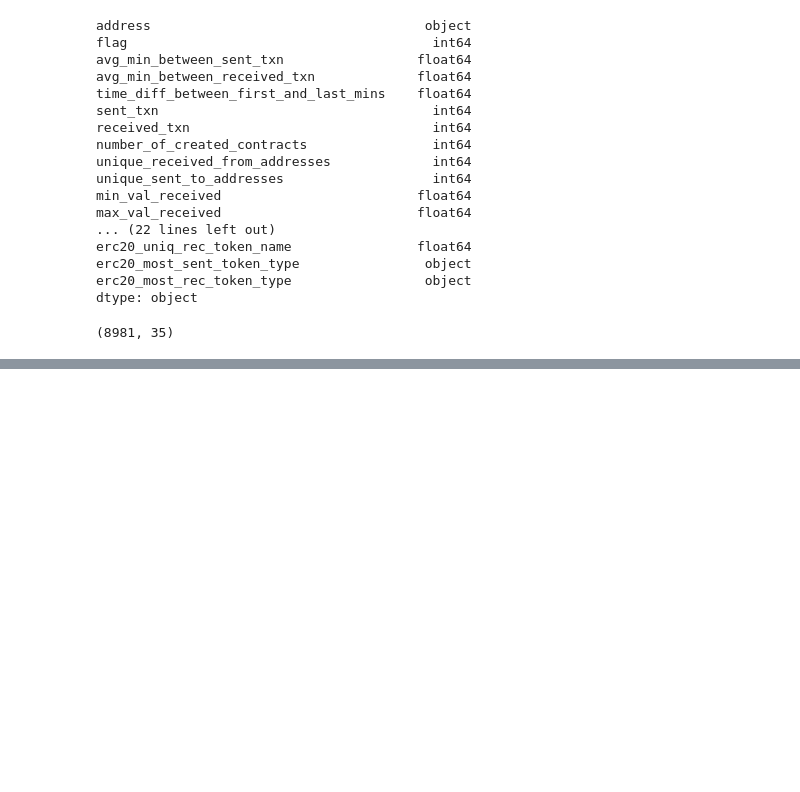
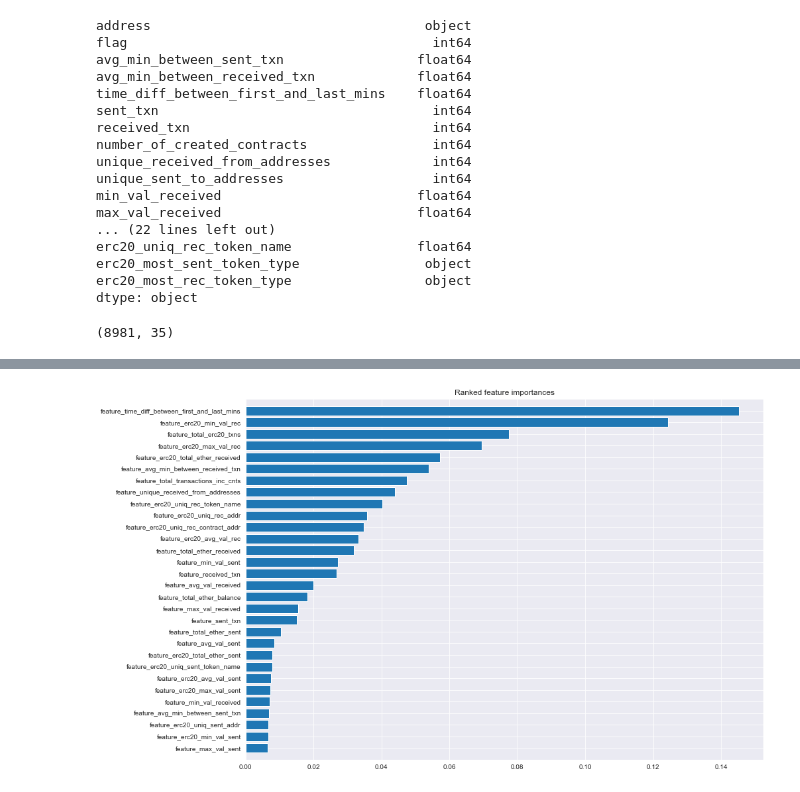
Before and after one commit to PZ808/ETH-scam-ml, a Jupyter notebook: modded/RF_Model.ipynb, the cells around one changed output, grey strips where cells are left out. Drawn from its saved outputs; the diff is of its cells as text; code cells hidden in the pictures; blank space fills up the shorter version.

```diff
--- a/modded/RF_Model.ipynb
+++ b/modded/RF_Model.ipynb
@@ -334,13 +291,14 @@ feature_imp_df.sort_values(by="Importance",ascending=False)
 # %%
-from matplotlib import pyplot as plt
-feat_importances = rf_best.feature_importances_
-indices = np.argsort(feat_importances)
-# plot
-columns = np.array(X_train.columns)
-fig, ax = plt.subplots(figsize=(14, 10))
-plt.title("Ranked feature importances")
-plt.barh(range(len(feat_importances)), feat_importances[indices], align="center")
-features = ['feature_{}'.format(columns[i]) for i in range(len(columns))]
-plt.yticks(range(len(feat_importances)), [features[idx] for idx in indices])
-plt.ylim([-1, len(feat_importances)])
-plt.show();
+def plot_feature_importances(X_train, rf):
+    from matplotlib import pyplot as plt
+    feat_importances = rf.feature_importances_
+    indices = np.argsort(feat_importances)
+    # plot
+    columns = np.array(X_train.columns)
+    fig, ax = plt.subplots(figsize=(14, 10))
+    plt.title("Ranked feature importances")
+    plt.barh(range(len(feat_importances)), feat_importances[indices], align="center")
+    features = ['feature_{}'.format(columns[i]) for i in range(len(columns))]
+    plt.yticks(range(len(feat_importances)), [features[idx] for idx in indices])
+    plt.ylim([-1, len(feat_importances)])
+    plt.show()
@@ -348,0 +329,8 @@ plt.show();
+# %%
+df.drop(['erc20_total_ether_sent_contract',
+         'unique_sent_to_addresses',
+         'number_of_created_contracts'],
+        axis=1,
+        inplace=True)
+# %%
+X_train, X_test, y_train, y_test = test_train_split(df)
@@ -348,0 +340,3 @@ plt.show();
+# %%
+rf_opt = random_forest_optimize(X_train, y_train)
+rf_opt.fit(X_train, y_train)
@@ -348,0 +377,4 @@ plt.show();
+# %%
+plot_feature_importances(X_train, rf_opt)
+# %% [output]
+[figure, added]
```
Also changed, not shown: parts of 30 cells of this notebook.
